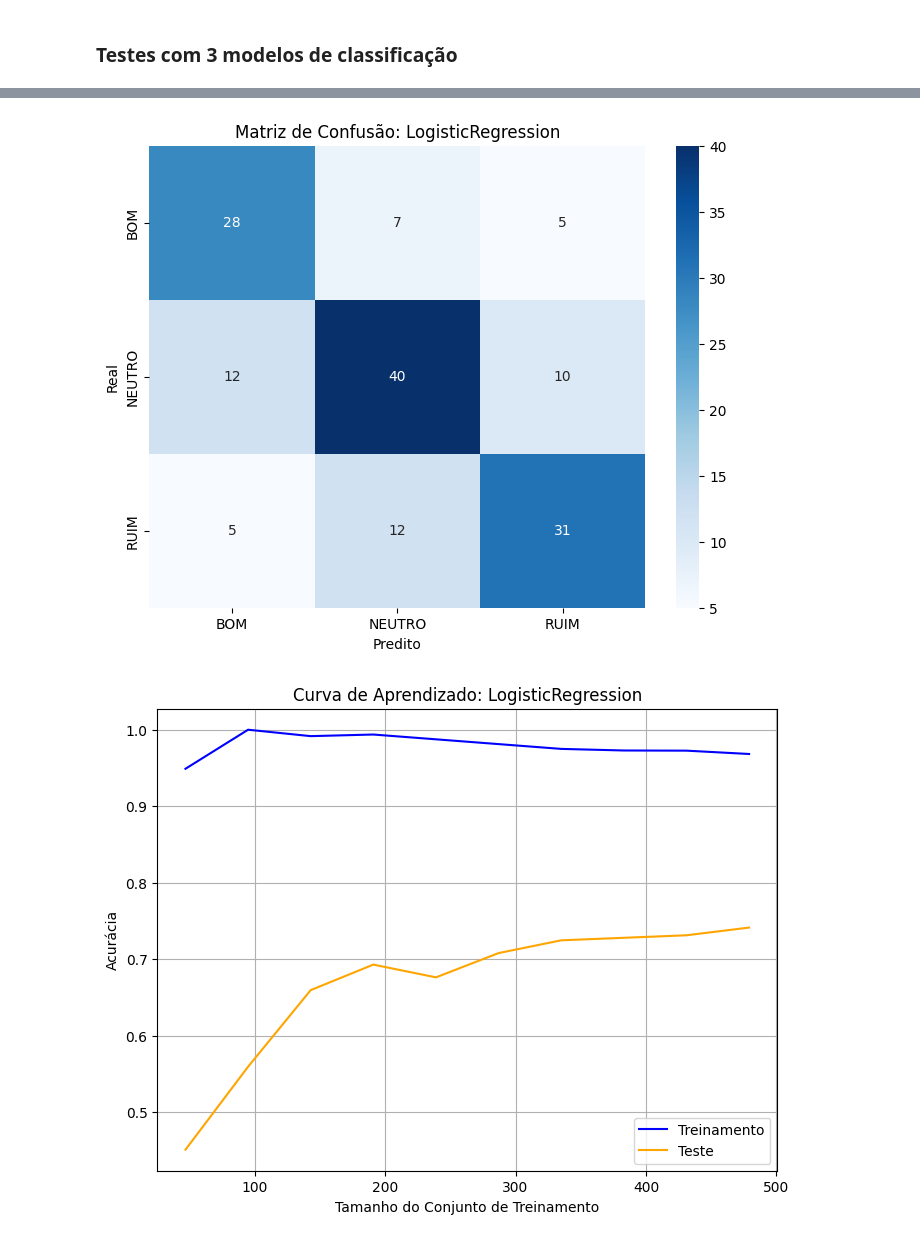
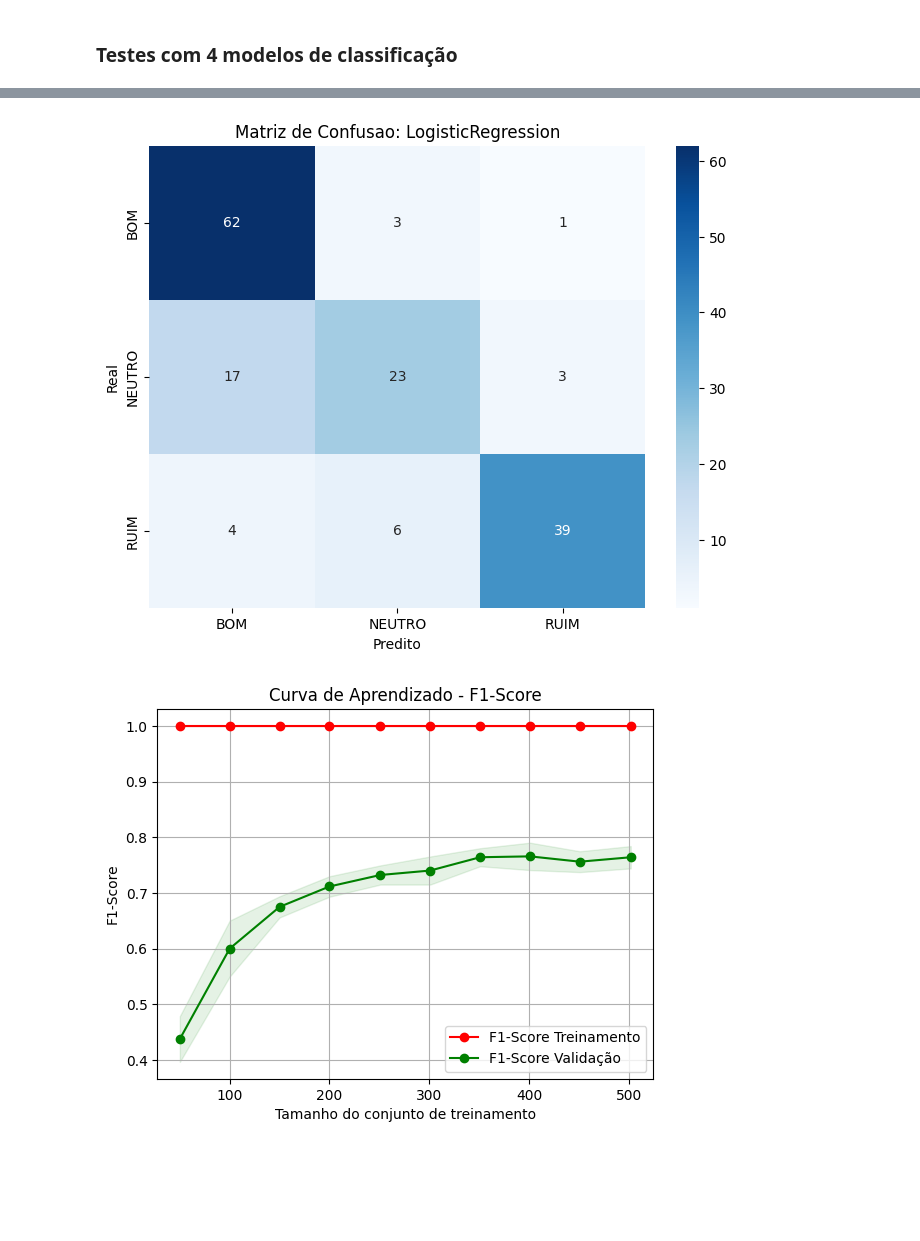
Before and after one commit to MarcioAjunior/TC, a Jupyter notebook: sklearn_model.ipynb, the cells around one changed output, grey strips where cells are left out. Saved outputs shown, nothing was run; the diff lists cells and outputs as text; code cells hidden in the pictures; blank space fills up the shorter version.

Commit message:
update model, create pkl and refactore clened texts

```diff
--- a/sklearn_model.ipynb
+++ b/sklearn_model.ipynb
@@ -20,7 +35,7 @@ conn.close()
 # %%
 df['label'] = df['classification'].map({'BOM' : 2, 'NEUTRO' : 1, 'RUIM' : 0})
 # %%
-df['comment_text'] = df['comment_text'].str.lower()
+df['comment_text'] = df['comment_text'].apply(clean_comment_text)
 # %%
 df = df[['comment_text', 'label']]
 # %%
@@ -28,7 +43,7 @@ df.drop_duplicates(inplace=True)
 # %%
 X_train, X_test, y_train, y_test = train_test_split(df['comment_text'], df['label'], test_size=0.2, random_state=42)
 # %% [markdown]
-### Testes com 3 modelos de classificação
+### Testes com 4 modelos de classificação
 # %%
 models = {
     'LogisticRegression': (LogisticRegression(), {
@@ -38,65 +53,78 @@ models = {
         'logisticregression__random_state' : [42],
     }),
     'RandomForestClassifier': (RandomForestClassifier(), {
-        'randomforestclassifier__n_estimators': [25, 50, 100, 200, 225, 230, 250, 275, 300],
-        'randomforestclassifier__max_depth': [None,5 , 10, 20, 25, 30],
-        'randomforestclassifier__min_samples_split' : [2, 10, 20, 50, 100],
-        'randomforestclassifier__min_samples_leaf' : [2, 10, 20, 50, 100],
+        'randomforestclassifier__n_estimators': [25, 50, 100, 200, 225, 230, 300],
+        'randomforestclassifier__max_depth': [None,5 , 10, 20],
+        'randomforestclassifier__min_samples_split' : [2, 10, 20],
+        'randomforestclassifier__min_samples_leaf' : [2, 10, 20],
         'randomforestclassifier__random_state' : [42],
     }),
     'SVC': (SVC(), {
         'svc__C': [0.1, 1, 10, 15, 20, 25],
-        'svc__kernel': ['linear', 'rbf'],
+        'svc__kernel': ['linear'],
         'svc__probability' : [True, False],
         'svc__gamma' : ['scale'],
         'svc__random_state' : [42] ,
-    })
+    }),
+    'NaiveBayes': (MultinomialNB(), {
+        'naivebayes__alpha': [0.1, 0.5, 1.0]
+        })
 }
 results = {}
 # %%
 for model_name, (model, params) in models.items():
     pipeline = Pipeline([
-        ('tfidf', TfidfVectorizer()),
+        ('tfidf', TfidfVectorizer(stop_words = stopwords.words('portuguese'), analyzer='word') ) ,
         (model_name.lower(), model)
     ])
 
-    grid_search = GridSearchCV(pipeline, params, cv=5, n_jobs=-1, scoring='accuracy')
+    grid_search = GridSearchCV(pipeline, params, cv=5, n_jobs=-1, scoring='f1_weighted')
 
     grid_search.fit(X_train, y_train)
 
     results[model_name] = grid_search
 
-    #------------------CLASSIFICATION REPORT
+    # ------------------ CLASSIFICATION REPORT
     y_pred = grid_search.predict(X_test)
     print(f'---- {model_name} ----')
-    print(classification_report(y_test, y_pred))
-    print(f'Melhores parâmetros: {grid_search.best_params_}')
-    print(f'Melhor acurácia: {grid_search.best_score_}\n')
+    print(classification_report(y_test, y_pred, target_names=['BOM', 'NEUTRO', 'RUIM']))
+    print(f'Melhores parametros: {grid_search.best_params_}')
+    print(f'Melhor F1 ponderado (cross-validation): {grid_search.best_score_:.4f}\n')
 
-    #-------------------MATRIZ DE CONFUSÃO
+    # ------------------- MATRIZ DE CONFUSÃO
     cm = confusion_matrix(y_test, y_pred)
     plt.figure(figsize=(8, 6))
     sns.heatmap(cm, annot=True, fmt='d', cmap='Blues', xticklabels=['BOM', 'NEUTRO', 'RUIM'], yticklabels=['BOM', 'NEUTRO', 'RUIM'])
     plt.ylabel('Real')
     plt.xlabel('Predito')
-    plt.title(f'Matriz de Confusão: {model_name}')
+    plt.title(f'Matriz de Confusao: {model_name}')
     plt.show()
 
-    #--------------------CURVA DE APRENDIZAGEM
+    # -------------------- CURVA DE APRENDIZAGEM
     train_sizes, train_scores, test_scores = learning_curve(grid_search.best_estimator_, X_train, y_train,
                                                             cv=5, n_jobs=-1, train_sizes=np.linspace(0.1, 1.0, 10))
 
-    train_scores_mean = train_scores.mean(axis=1)
-    test_scores_mean = test_scores.mean(axis=1)
+    train_scores_mean = np.mean(train_scores, axis=1)
+    train_scores_std = np.std(train_scores, axis=1)
+    test_scores_mean = np.mean(test_scores, axis=1)
+    test_scores_std = np.std(test_scores, axis=1)
 
-    plt.figure(figsize=(8, 6))
-    plt.plot(train_sizes, train_scores_mean, label='Treinamento', color='blue')
-    plt.plot(train_sizes, test_scores_mean, label='Teste', color='orange')
-    plt.title(f'Curva de Aprendizado: {model_name}')
-    plt.xlabel('Tamanho do Conjunto de Treinamento')
-    plt.ylabel('Acurácia')
-    plt.legend(loc='best')
+    plt.figure()
+    plt.title("Curva de Aprendizado - F1-Score")
+    plt.xlabel("Tamanho do conjunto de treinamento")
+    plt.ylabel("F1-Score")
     plt.grid()
+
+    plt.fill_between(train_sizes, train_scores_mean - train_scores_std,
+                 train_scores_mean + train_scores_std, alpha=0.1, color="r")
+    plt.plot(train_sizes, train_scores_mean, 'o-', color="r", label="F1-Score Treinamento")
+
+    # Plotando os resultados de validação
+    plt.fill_between(train_sizes, test_scores_mean - test_scores_std,
+                 test_scores_mean + test_scores_std, alpha=0.1, color="g")
+    plt.plot(train_sizes, test_scores_mean, 'o-', color="g", label="F1-Score Validação")
+
+    plt.legend(loc="best")
     plt.show()
 # %% [output]
 ---- LogisticRegression ----
@@ -115,2 +143,2 @@ Melhor acurácia: 0.7395658263305322
-[figure, old version]
+[figure, new version]
-[figure, old version]
+[figure, new version]
```
Also changed, not shown: parts of 6 cells of this notebook, 11 other files.
